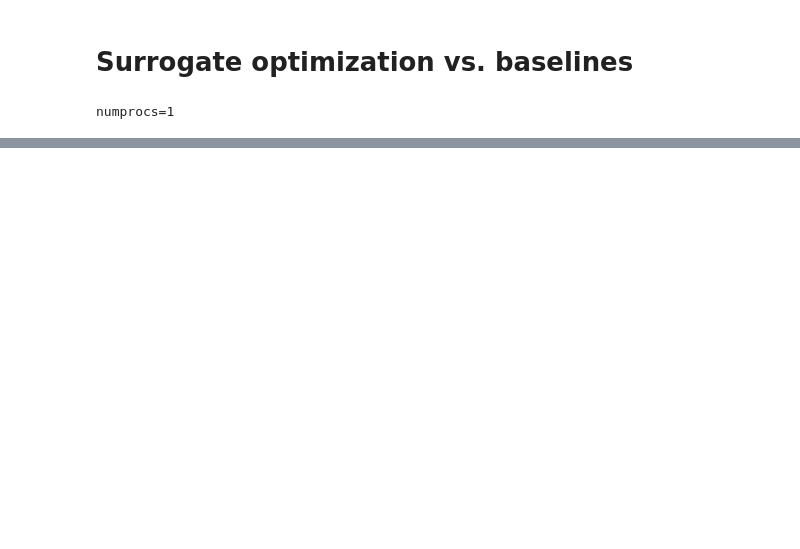
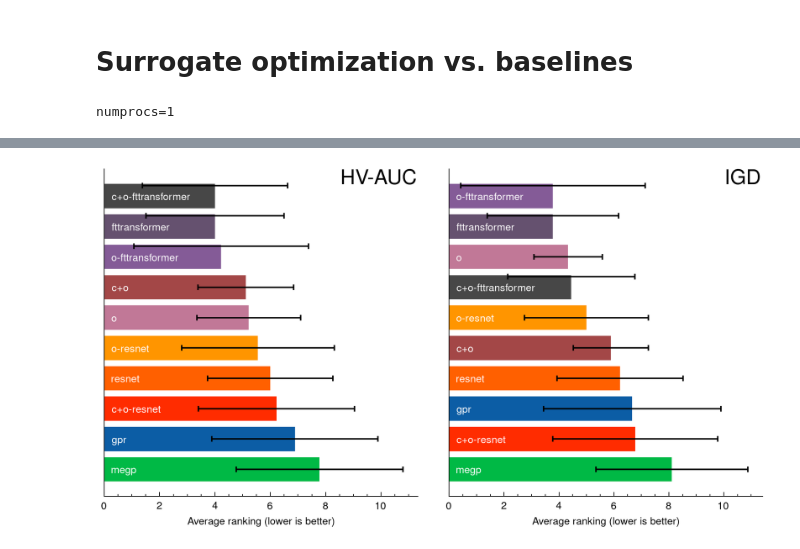
Before and after one commit to GazzolaLab/MultiObjectiveSurrogateOptimization, a Jupyter notebook: figure3.ipynb, the cells around one changed output, grey strips where cells are left out. Drawn from its saved outputs; the diff is of its cells as text; code cells hidden in the pictures; blank space fills up the shorter version.

```diff
--- a/figure3.ipynb
+++ b/figure3.ipynb
@@ -192,0 +250,91 @@ stash("figure3-hypervolumes", fig)
+# %%
+plt.rcParams['ytick.left'] = False
+plt.rcParams['ytick.right'] = False
+plt.rcParams['xtick.top'] = False
+
+fig, axs = plt.subplots(1, 2, figsize=(8, 4))
+
+auc_hvs = compute_auc_hvs(baseline_hvs)
+
+# substract baseline
+auc_hvs_norm = {}
+for cell_type, methods in auc_hvs.items():
+    baseline = methods['baseline']
+    auc_hvs_norm[cell_type] = {}
+
+    for method, values in methods.items():
+        if method != 'baseline':
+            auc_hvs_norm[cell_type][method] = [
+                val - base_val
+                for val, base_val in zip(values, baseline)
+            ]
+
+sections = {
+    'gpr': ('gpr',),
+    'megp': ('megp',),
+    'o-resnet': ('o-resnet',),
+    'c+o-resnet': ('c+o-resnet',),
+    'o-fttransformer': ('o-fttransformer',),
+    'c+o-fttransformer': ('c+o-fttransformer',),
+    'resnet': ('o-resnet', 'c+o-resnet'),
+    'fttransformer': ('o-fttransformer', 'c+o-fttransformer'),
+    'c+o': ('c+o-resnet', 'c+o-fttransformer'),
+    'o': ('o-resnet', 'o-fttransformer')
+}
+
+for ax, (title, data) in zip(axs.flatten(), [('auc', auc_hvs_norm), ('igds', igds)]):
+
+    ranks = {}
+    for p, val in data.items():  # for all populations
+        scores = {}
+        for label, section in sections.items():
+            x = []
+            for s in section:
+                x += val[s]
+            scores[label] = np.mean(x)
+
+        # rank within population (higher score gets lower rank where 1 is best)
+        sorted_items = sorted(scores.items(), key=lambda x: x[1], reverse=title == 'auc')
+        population_ranks = {label: rank + 1 for rank, (label, _) in enumerate(sorted_items)}
+
+        if not ranks:
+            ranks = {label: [] for label in scores.keys()}
+
+        for label, rank in population_ranks.items():
+            ranks[label].append(rank)
+
+    ranks_err = {label: ufloat(np.mean(r), np.std(r)) for label, r in ranks.items()}
+
+    num_populations = len(auc_hvs_norm)
+    avg_ranks = {label: rank/num_populations for label, rank in ranks_err.items()}
+
+    sorted_ranks = sorted(ranks_err.items(), key=lambda x: x[1])
+    sorted_avg_ranks = sorted(avg_ranks.items(), key=lambda x: x[1])
+
+    print(title)
+    print(sorted_avg_ranks)
+
+    ranking = [name for (name, v) in sorted_avg_ranks]
+    y_pos = np.arange(len(ranking))
+    score = [np.mean(ranks[k]) for k in ranking]
+    error = [np.std(ranks[k]) for k in ranking]
+
+    # move errorbars that overlap with text
+    ax.errorbar(score, y_pos - np.array([0.35 if 'ftt' in k else 0.0 for k in ranking]),
+                xerr=error, fmt='none', capsize=2, ecolor='black')
+    ax.barh(y_pos, score, align='center',
+            color=[{'fttransformer': '#65516F', 'c+o': '#A34747', 'o': '#C17897', 'resnet': '#FF6000', **mcolors}[k] for k in ranking])
+
+    ax.set_yticks(y_pos, labels=[l.replace('fttransformer', 'fttransformer') for l in ranking])
+    ax.tick_params(axis='y', pad=-5, top=True, bottom=True, left=False, right=False)
+    [t.set_color('white') for t in ax.yaxis.get_ticklabels()]
+    for tick in ax.yaxis.get_majorticklabels():
+        tick.set_horizontalalignment("left")
+    ax.invert_yaxis()
+    ax.set_xlabel('Average ranking (lower is better)')
+    ax.set_title({'auc': 'HV-AUC', 'igds': 'IGD'}[title],loc='right', y=1.0, pad=-10, fontsize=14)
+    ax.spines['top'].set_visible(False)
+    ax.spines['right'].set_visible(False)
+
+plt.subplots_adjust(wspace=0.1)
+# %% [output]
@@ -192,0 +345 @@ stash("figure3-hypervolumes", fig)
+[figure, added]
```
Also changed, not shown: parts of 24 cells of this notebook, 2 other files.
